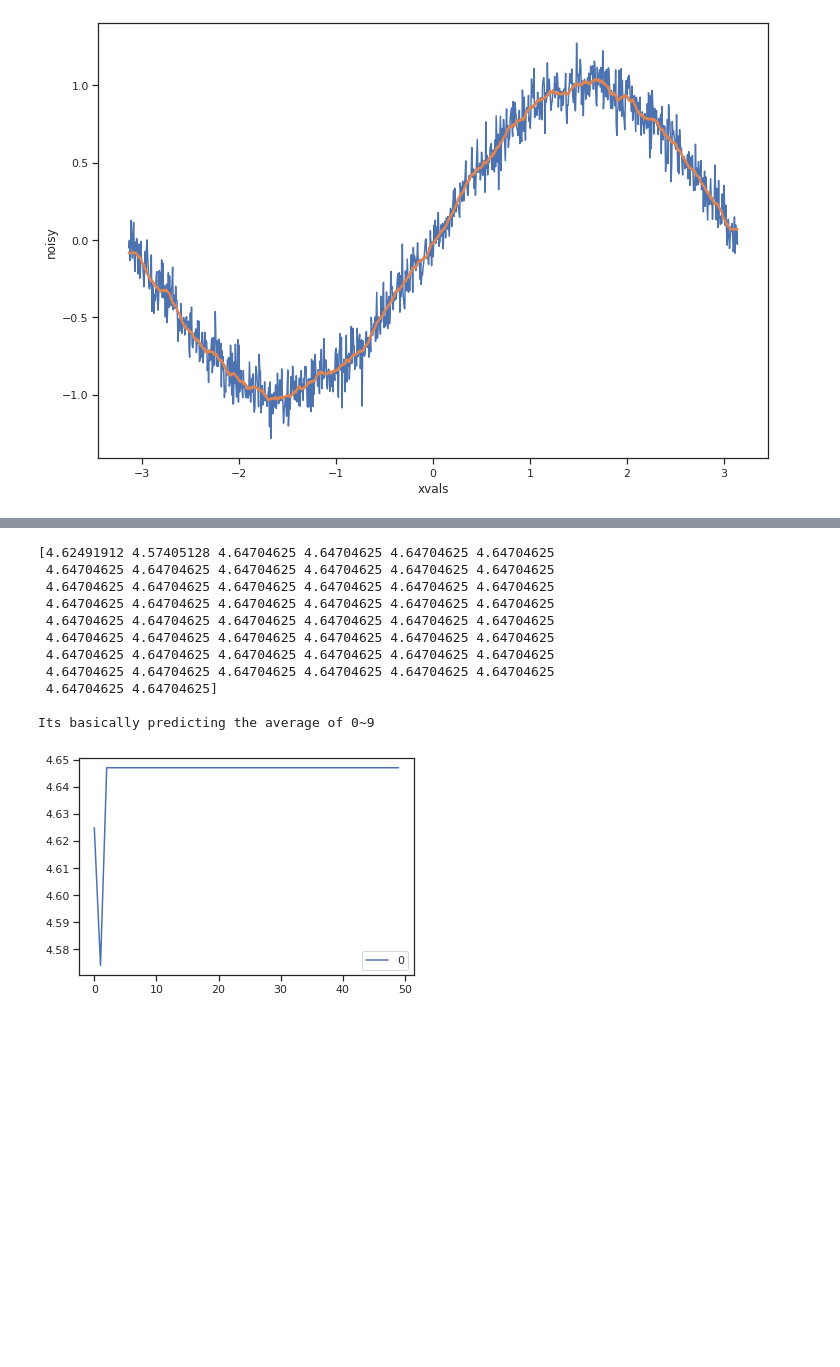
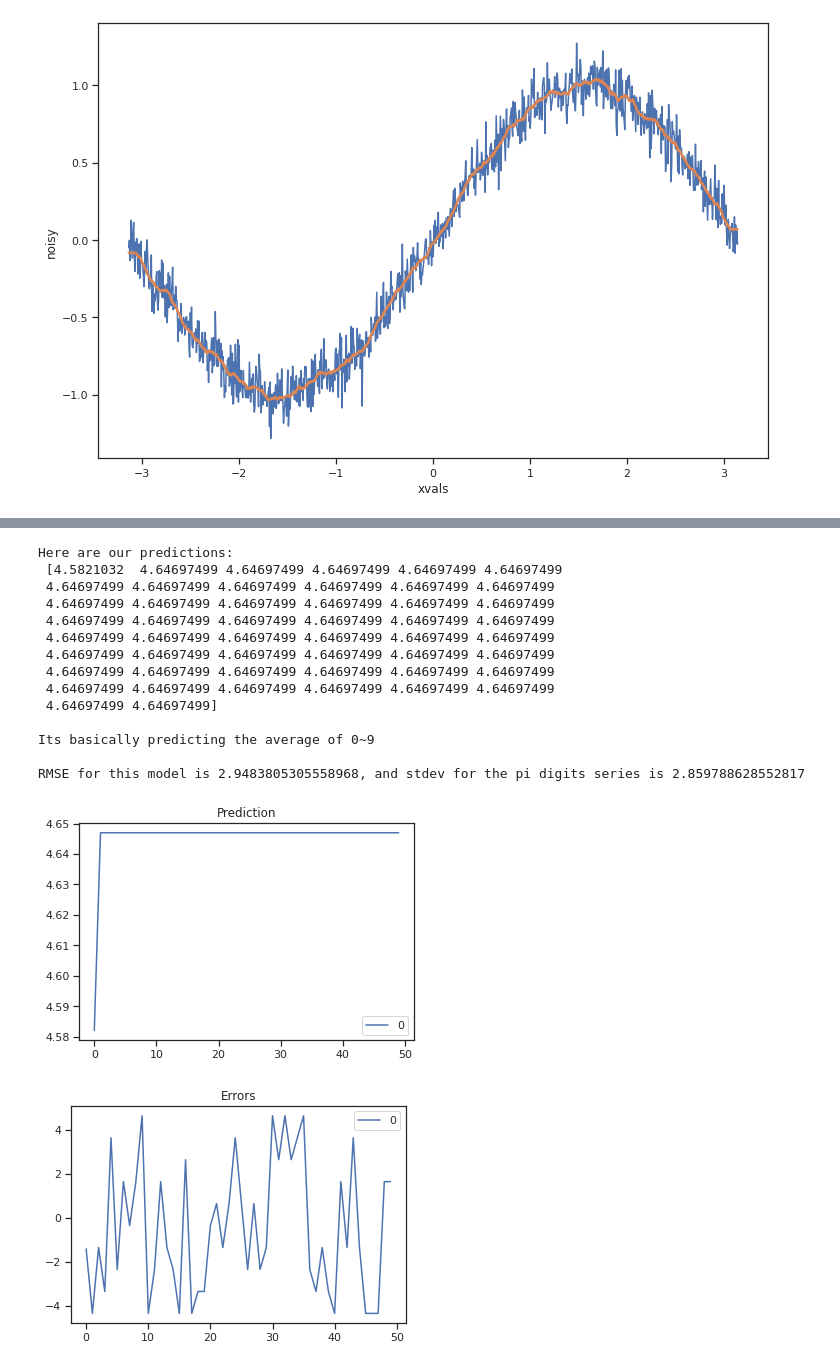
Before and after one commit to Rikki-Tikki/atl_code_exercise, a Jupyter notebook: Code_exercises.ipynb, the cells around one changed output, grey strips where cells are left out. Cells and saved outputs as stored; diff of their text form; code cells hidden in the pictures; blank space fills up the shorter version.

```diff
--- a/Code_exercises.ipynb
+++ b/Code_exercises.ipynb
@@ -318,17 +315,13 @@ No autocorrelation either...
 # %%
-# ARMA example
-from statsmodels.tsa.arima.model import ARIMA
-from random import random
-
+# ARiMA example
 # So lets just try a Moving Average Model
-model = ARIMA(digits, order=(0, 0, 2))
+model = ARIMA(digits, order=(0, 0, 1))
 model_fit = model.fit()
 print(model_fit.summary())
 
 #Residuals
 residuals = pd.DataFrame(model_fit.resid)
-residuals.plot()
-print("\n\nResiduals seems stationary")
+residuals.plot().set_title("Residuals")
 residuals.plot(kind='kde')
 # %% [output]
                                SARIMAX Results
@@ -354,21 +347,30 @@ Residuals seems stationary
 # %%
 # Make a prediction for the next pu digit
 yhat_1 = model_fit.predict(len(digits), len(digits))
 yhat_50 = model_fit.predict(start=1000, end=1049)
-print(yhat_50)
+print("Here are our predictions: \n", yhat_50)
 
-pd.DataFrame(yhat_50).plot()
+pd.DataFrame(yhat_50).plot().set_title("Prediction")
 print("\nIts basically predicting the average of 0~9")
+
+#Now lets see if there is any trend/signal in our errors
+y_true = [int(x) for x in str(genPiAppxDigits(1050, 100000)) if x.isnumeric()][-50:]
+y_errors = pd.DataFrame(yhat_50 - y_true).plot().set_title("Errors")
+print(f'\nRMSE for this model is {mean_squared_error(yhat_50, y_true)**(1/2)}, and stdev for the pi digits series is {np.std(digits)}')
 # %% [output]
-[4.62491912 4.57405128 4.64704625 4.64704625 4.64704625 4.64704625
- 4.64704625 4.64704625 4.64704625 4.64704625 4.64704625 4.64704625
- 4.64704625 4.64704625 4.64704625 4.64704625 4.64704625 4.64704625
- 4.64704625 4.64704625 4.64704625 4.64704625 4.64704625 4.64704625
- 4.64704625 4.64704625 4.64704625 4.64704625 4.64704625 4.64704625
- 4.64704625 4.64704625 4.64704625 4.64704625 4.64704625 4.64704625
- 4.64704625 4.64704625 4.64704625 4.64704625 4.64704625 4.64704625
- 4.64704625 4.64704625 4.64704625 4.64704625 4.64704625 4.64704625
- 4.64704625 4.64704625]
+Here are our predictions:
+ [4.5821032  4.64697499 4.64697499 4.64697499 4.64697499 4.64697499
+ 4.64697499 4.64697499 4.64697499 4.64697499 4.64697499 4.64697499
+ 4.64697499 4.64697499 4.64697499 4.64697499 4.64697499 4.64697499
+ 4.64697499 4.64697499 4.64697499 4.64697499 4.64697499 4.64697499
+ 4.64697499 4.64697499 4.64697499 4.64697499 4.64697499 4.64697499
+ 4.64697499 4.64697499 4.64697499 4.64697499 4.64697499 4.64697499
+ 4.64697499 4.64697499 4.64697499 4.64697499 4.64697499 4.64697499
+ 4.64697499 4.64697499 4.64697499 4.64697499 4.64697499 4.64697499
+ 4.64697499 4.64697499]
 
 Its basically predicting the average of 0~9
+
+RMSE for this model is 2.9483805305558968, and stdev for the pi digits series is 2.859788628552817
-[figure, old version]
+[figure, new version]
+[figure, added]
```
Also changed, not shown: parts of 11 cells of this notebook, 1 other file.
